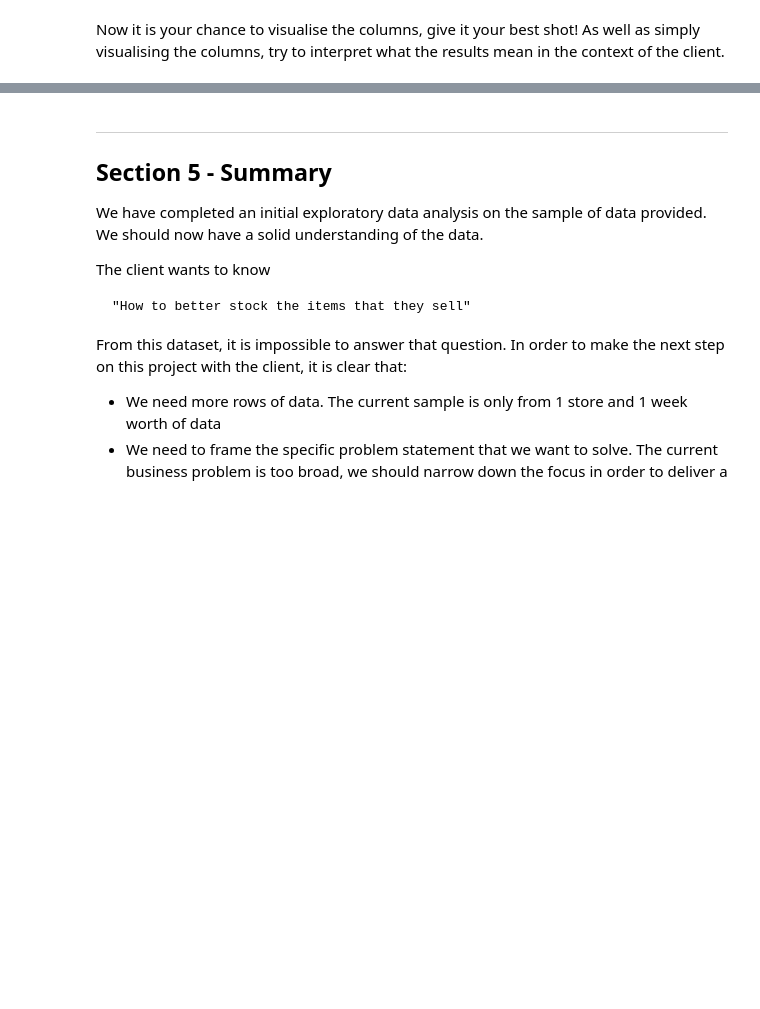
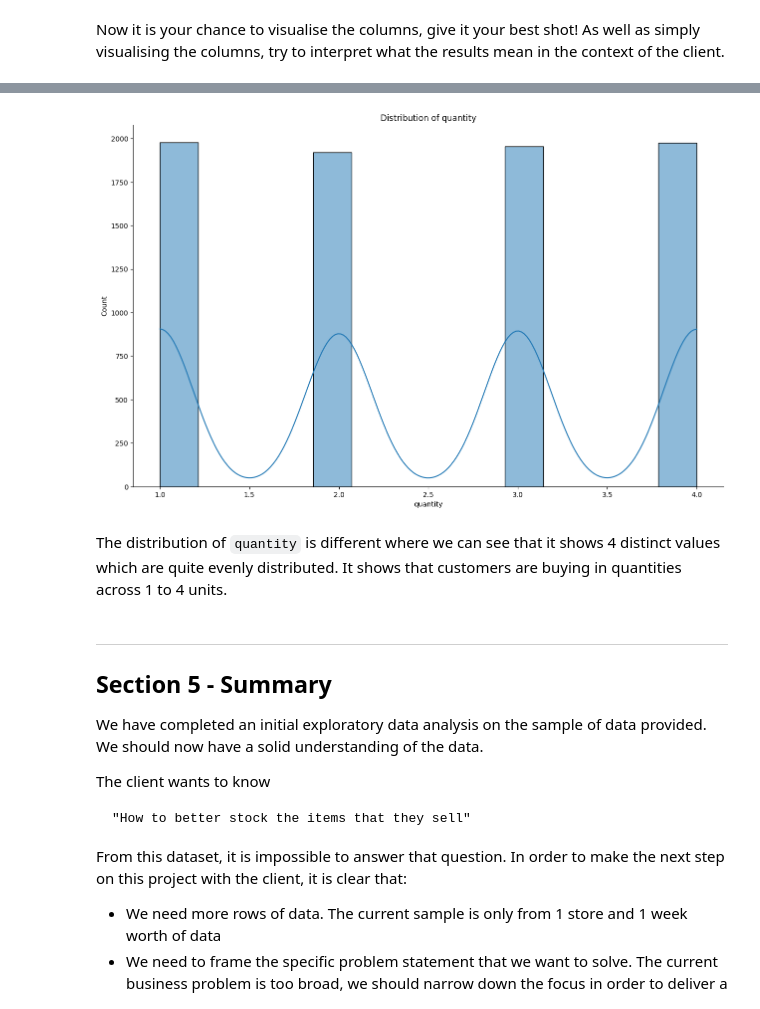
Before and after one commit to shawonsaha15/CourseWorks, a Jupyter notebook: Cognizant Artificial Intelligence/Cognizant_AI.ipynb, the cells around one changed output, grey strips where cells are left out. Drawn from its saved outputs; the diff is of its cells as text; code cells hidden in the pictures; blank space fills up the shorter version.

```diff
--- a/Cognizant Artificial Intelligence/Cognizant_AI.ipynb
+++ b/Cognizant Artificial Intelligence/Cognizant_AI.ipynb
@@ -149,3 +181,9 @@ Now it is your chance to visualise the columns, give it your best shot! As well
+# %%
+plot_continuous_distribution(df, 'quantity')
+# %% [output]
+[figure, added]
+# %% [markdown]
+The distribution of `quantity` is different where we can see that it shows 4 distinct values which are quite evenly distributed. It shows that customers are buying in quantities across 1 to 4 units.
 # %% [markdown]
 ---
 
```
Also changed, not shown: parts of 8 cells of this notebook.
